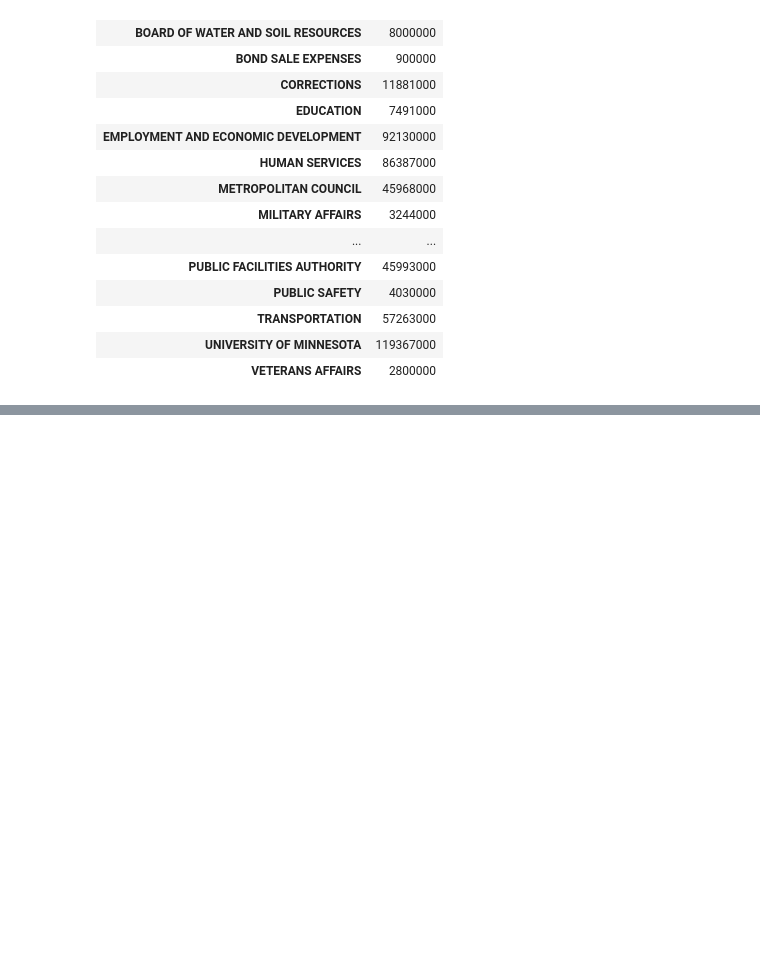
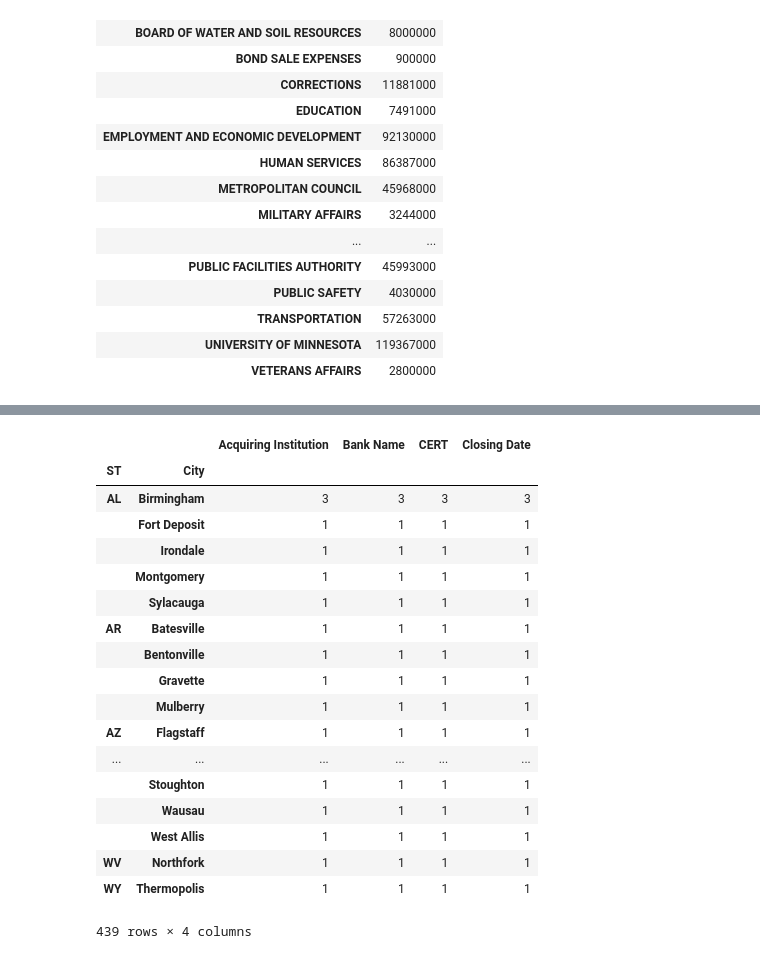
Before and after one commit to codefupanda/rendezvous_with_ml, a Jupyter notebook: week_01_the_basics/day03_pandas_continued.ipynb, the cells around one changed output, grey strips where cells are left out. Saved outputs shown, nothing was run; the diff lists cells and outputs as text; code cells hidden in the pictures; blank space fills up the shorter version.

```diff
--- a/week_01_the_basics/day03_pandas_continued.ipynb
+++ b/week_01_the_basics/day03_pandas_continued.ipynb
@@ -62,0 +274,22 @@ data.sort_values(by='amount')
+# %%
+df.pivot_table(index=["ST", "City"], aggfunc='count')
+# %% [output]
+|  |  | Acquiring Institution | Bank Name | CERT | Closing Date |
+| ST | City |  |  |  |  |
+| AL | Birmingham | 3 | 3 | 3 | 3 |
+|  | Fort Deposit | 1 | 1 | 1 | 1 |
+|  | Irondale | 1 | 1 | 1 | 1 |
+|  | Montgomery | 1 | 1 | 1 | 1 |
+|  | Sylacauga | 1 | 1 | 1 | 1 |
+| AR | Batesville | 1 | 1 | 1 | 1 |
+|  | Bentonville | 1 | 1 | 1 | 1 |
+|  | Gravette | 1 | 1 | 1 | 1 |
+|  | Mulberry | 1 | 1 | 1 | 1 |
+| AZ | Flagstaff | 1 | 1 | 1 | 1 |
+| ... | ... | ... | ... | ... | ... |
+|  | Stoughton | 1 | 1 | 1 | 1 |
+|  | Wausau | 1 | 1 | 1 | 1 |
+|  | West Allis | 1 | 1 | 1 | 1 |
+| WV | Northfork | 1 | 1 | 1 | 1 |
+| WY | Thermopolis | 1 | 1 | 1 | 1 |
+439 rows × 4 columns
```
Also changed, not shown: parts of 33 cells of this notebook, 1 other file.
